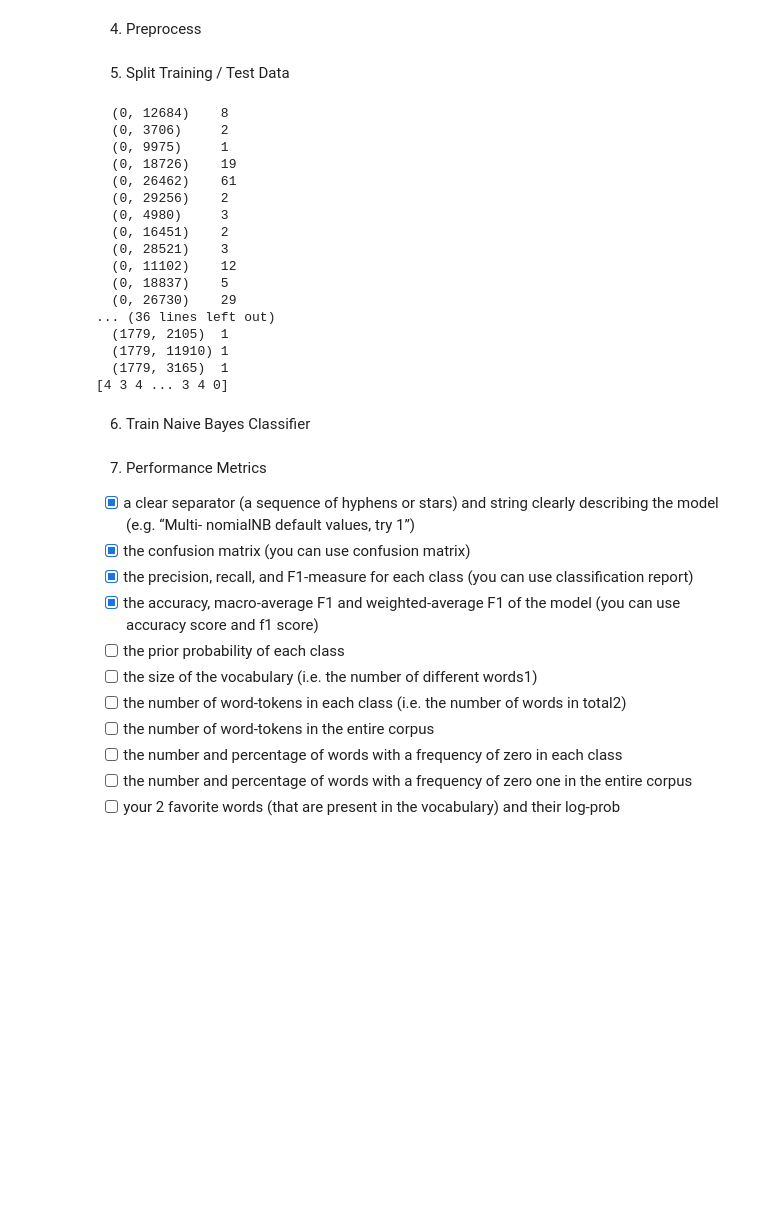
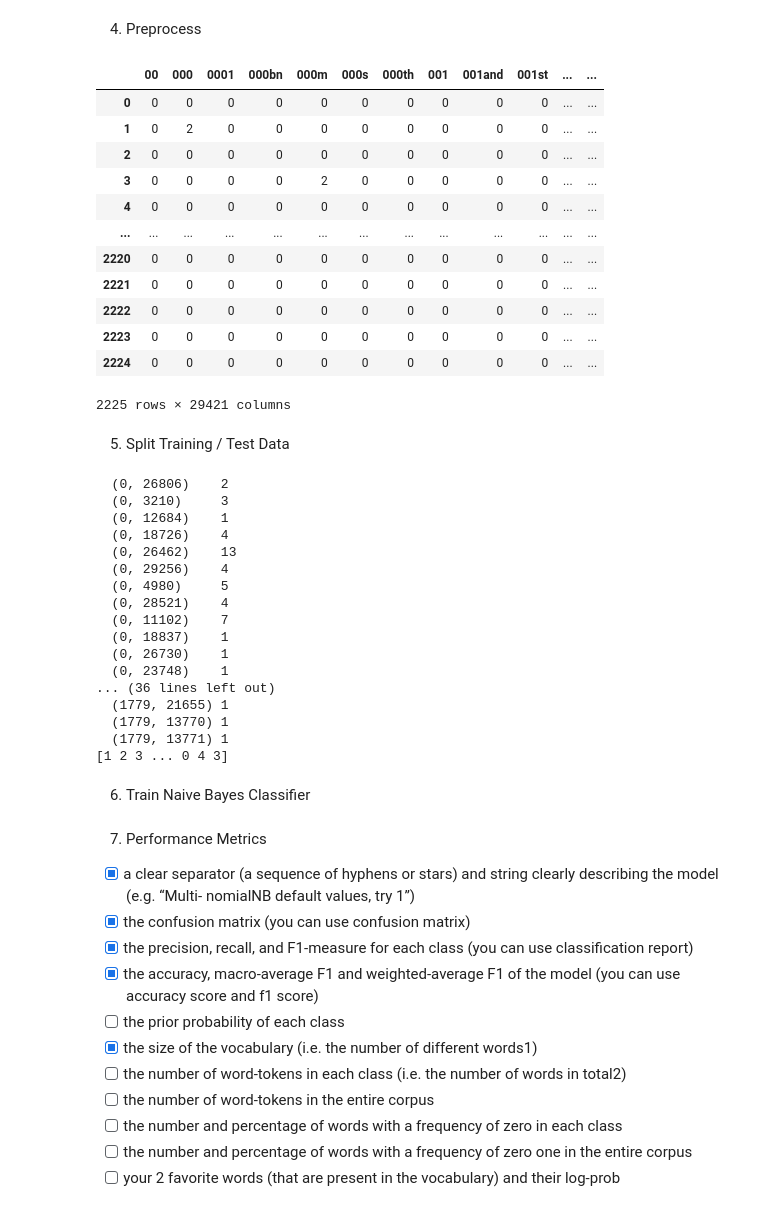
Before and after one commit to a-drew/banan.ai-mp1, a Jupyter notebook: task1.ipynb, the cells around one changed output. Drawn from its saved outputs; the diff is of its cells as text; code cells hidden in the pictures; blank space fills up the shorter version.

```diff
--- a/task1.ipynb
+++ b/task1.ipynb
@@ -48,35 +48,50 @@ dict_keys(['data', 'filenames', 'target_names', 'target', 'DESCR'])
 # %%
 from sklearn.feature_extraction.text import CountVectorizer
 vec = CountVectorizer()
-data_vectorized = vec.fit_transform(dataset.data)
+x_word_counts = vec.fit_transform(dataset.data)
+#print(x_word_counts)
+#print(vec.get_feature_names_out())
 
-#print(len(vec.get_feature_names_out()))
-#vec.vocabulary_
+pd.DataFrame(data=x_word_counts.toarray(),columns=vec.get_feature_names_out())
+# %% [output]
+|  | 00 | 000 | 0001 | 000bn | 000m | 000s | 000th | 001 | 001and | 001st | ... | ... |
+| 0 | 0 | 0 | 0 | 0 | 0 | 0 | 0 | 0 | 0 | 0 | ... | ... |
+| 1 | 0 | 2 | 0 | 0 | 0 | 0 | 0 | 0 | 0 | 0 | ... | ... |
+| 2 | 0 | 0 | 0 | 0 | 0 | 0 | 0 | 0 | 0 | 0 | ... | ... |
+| 3 | 0 | 0 | 0 | 0 | 2 | 0 | 0 | 0 | 0 | 0 | ... | ... |
+| 4 | 0 | 0 | 0 | 0 | 0 | 0 | 0 | 0 | 0 | 0 | ... | ... |
+| ... | ... | ... | ... | ... | ... | ... | ... | ... | ... | ... | ... | ... |
+| 2220 | 0 | 0 | 0 | 0 | 0 | 0 | 0 | 0 | 0 | 0 | ... | ... |
+| 2221 | 0 | 0 | 0 | 0 | 0 | 0 | 0 | 0 | 0 | 0 | ... | ... |
+| 2222 | 0 | 0 | 0 | 0 | 0 | 0 | 0 | 0 | 0 | 0 | ... | ... |
+| 2223 | 0 | 0 | 0 | 0 | 0 | 0 | 0 | 0 | 0 | 0 | ... | ... |
+| 2224 | 0 | 0 | 0 | 0 | 0 | 0 | 0 | 0 | 0 | 0 | ... | ... |
+2225 rows × 29421 columns
 # %% [markdown]
 5. Split Training / Test Data
 # %%
-#split
-x_train, x_test, y_train, y_test = skl.model_selection.train_test_split(data_vectorized, dataset.target, train_size=0.8)
+x_train, x_test, y_train, y_test = skl.model_selection.train_test_split(x_word_counts, dataset.target, train_size=0.8)
+
 print(x_train)
 print(y_train)
 # %% [output]
-  (0, 12684)    8
-  (0, 3706)     2
-  (0, 9975)     1
-  (0, 18726)    19
-  (0, 26462)    61
-  (0, 29256)    2
-  (0, 4980)     3
-  (0, 16451)    2
-  (0, 28521)    3
-  (0, 11102)    12
-  (0, 18837)    5
-  (0, 26730)    29
+  (0, 26806)    2
+  (0, 3210)     3
+  (0, 12684)    1
+  (0, 18726)    4
+  (0, 26462)    13
+  (0, 29256)    4
+  (0, 4980)     5
+  (0, 28521)    4
+  (0, 11102)    7
+  (0, 18837)    1
+  (0, 26730)    1
+  (0, 23748)    1
 ... (36 lines left out)
-  (1779, 2105)  1
-  (1779, 11910) 1
-  (1779, 3165)  1
-[4 3 4 ... 3 4 0]
+  (1779, 21655) 1
+  (1779, 13770) 1
+  (1779, 13771) 1
+[1 2 3 ... 0 4 3]
 # %% [markdown]
 6. Train Naive Bayes Classifier
 # %%
@@ -92,7 +107,7 @@ y_pred = nb.predict(x_test)
  - [x] the precision, recall, and F1-measure for each class (you can use classification report)
  - [x] the accuracy, macro-average F1 and weighted-average F1 of the model (you can use accuracy score and f1 score)
  - [ ] the prior probability of each class
- - [ ] the size of the vocabulary (i.e. the number of different words1)
+ - [x] the size of the vocabulary (i.e. the number of different words1)
  - [ ] the number of word-tokens in each class (i.e. the number of words in total2)
  - [ ] the number of word-tokens in the entire corpus
  - [ ] the number and percentage of words with a frequency of zero in each class
```
Also changed, not shown: parts of 11 cells of this notebook, 2 other files.
